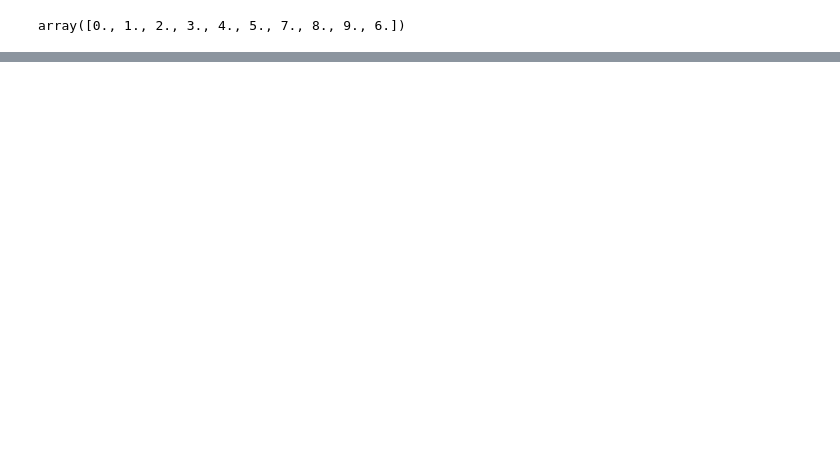
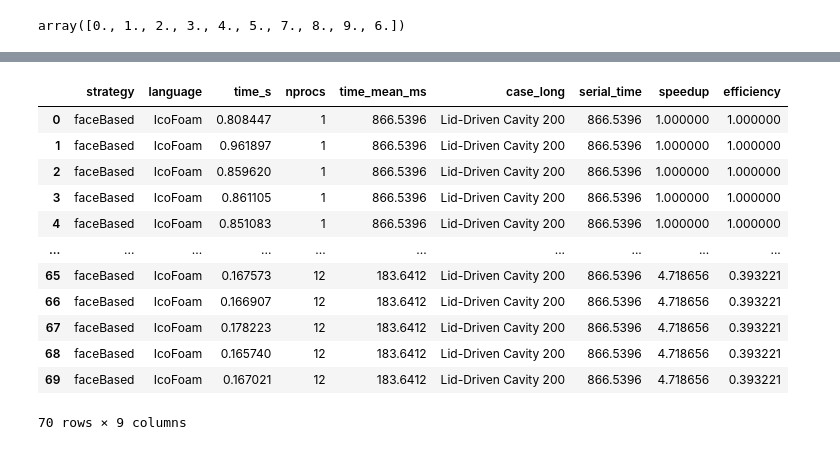
Before and after one commit to lupeterm/FVM-Prototyping, a Jupyter notebook: notebooks/scaling.ipynb, the cells around one changed output, grey strips where cells are left out. Saved outputs shown, nothing was run; the diff lists cells and outputs as text; code cells hidden in the pictures; blank space fills up the shorter version.

Commit message:
some icofoam scaling

```diff
--- a/notebooks/scaling.ipynb
+++ b/notebooks/scaling.ipynb
@@ -795,3 +790,41 @@ p.set(yscale="log", xscale="log")
 plt.ylabel("Assembly Time per Cell (ms)", fontsize=20)
 plt.xlabel("#Cells", fontsize=20)
 plt.tight_layout()
+# %%
+of = pd.read_csv("../results/icofoam_scaling.csv")
+of["time_mean_ms"] = of.groupby(["nprocs"])[
+    "time_s"
+].transform("mean")*1000
+of["case_long"] = "Lid-Driven Cavity 200"
+of["strategy"] = "faceBased"
+group_cols = [
+    "case_long",
+    "strategy",
+]
+baseline = (
+    of[of["nprocs"] == 1]
+    .groupby(group_cols, as_index=False)["time_mean_ms"]
+    .first()
+    .rename(columns={"time_mean_ms": "serial_time"})
+)
+
+of = of.merge(baseline, on=group_cols, how="left")
+of["speedup"] = of["serial_time"] / of["time_mean_ms"]
+of["efficiency"] = of["speedup"] / of["nprocs"]
+of["language"] = "IcoFoam"
+# %%
+of
+# %% [output]
+|  | strategy | language | time_s | nprocs | time_mean_ms | case_long | serial_time | speedup | efficiency |
+| 0 | faceBased | IcoFoam | 0.808447 | 1 | 866.5396 | Lid-Driven Cavity 200 | 866.5396 | 1.000000 | 1.000000 |
+| 1 | faceBased | IcoFoam | 0.961897 | 1 | 866.5396 | Lid-Driven Cavity 200 | 866.5396 | 1.000000 | 1.000000 |
+| 2 | faceBased | IcoFoam | 0.859620 | 1 | 866.5396 | Lid-Driven Cavity 200 | 866.5396 | 1.000000 | 1.000000 |
+| 3 | faceBased | IcoFoam | 0.861105 | 1 | 866.5396 | Lid-Driven Cavity 200 | 866.5396 | 1.000000 | 1.000000 |
+| 4 | faceBased | IcoFoam | 0.851083 | 1 | 866.5396 | Lid-Driven Cavity 200 | 866.5396 | 1.000000 | 1.000000 |
+| ... | ... | ... | ... | ... | ... | ... | ... | ... | ... |
+| 65 | faceBased | IcoFoam | 0.167573 | 12 | 183.6412 | Lid-Driven Cavity 200 | 866.5396 | 4.718656 | 0.393221 |
+| 66 | faceBased | IcoFoam | 0.166907 | 12 | 183.6412 | Lid-Driven Cavity 200 | 866.5396 | 4.718656 | 0.393221 |
+| 67 | faceBased | IcoFoam | 0.178223 | 12 | 183.6412 | Lid-Driven Cavity 200 | 866.5396 | 4.718656 | 0.393221 |
+| 68 | faceBased | IcoFoam | 0.165740 | 12 | 183.6412 | Lid-Driven Cavity 200 | 866.5396 | 4.718656 | 0.393221 |
+| 69 | faceBased | IcoFoam | 0.167021 | 12 | 183.6412 | Lid-Driven Cavity 200 | 866.5396 | 4.718656 | 0.393221 |
+70 rows × 9 columns
```
Also changed, not shown: parts of 14 cells of this notebook, 1 other file.
